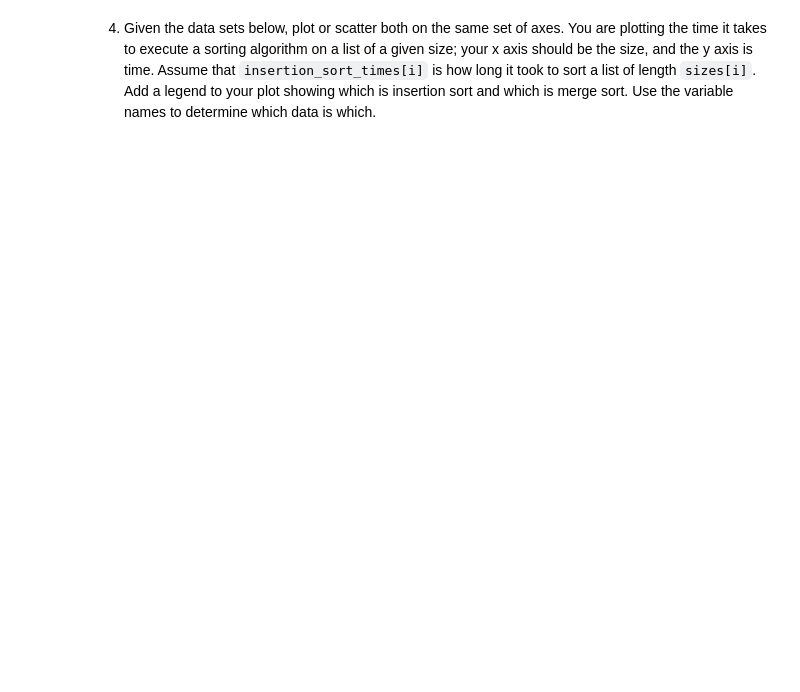
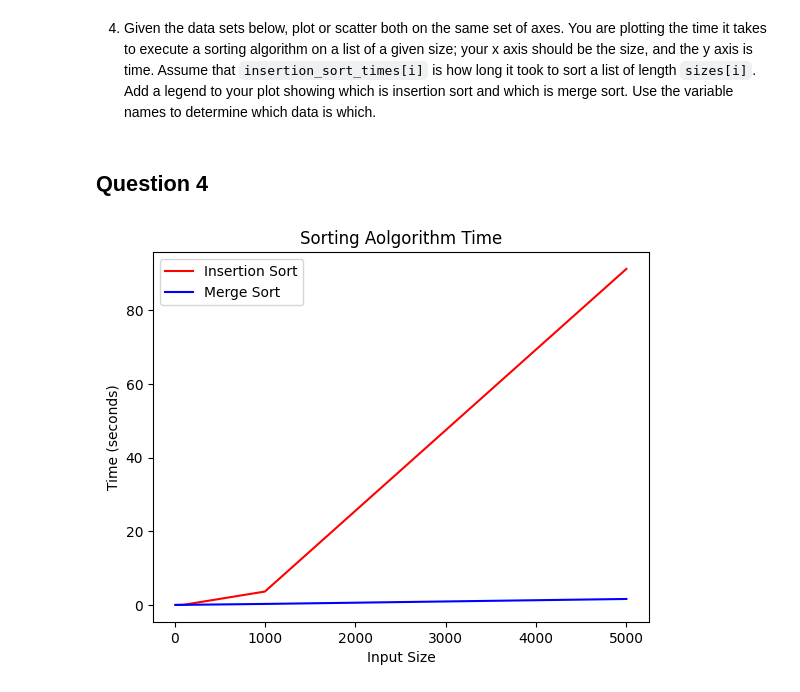
Before and after one commit to jarjarredred/pyplot, a Jupyter notebook: pyplot.ipynb, the cells around one changed output. Cells and saved outputs as stored; diff of their text form; code cells hidden in the pictures; blank space fills up the shorter version.

Commit message:
question 4

```diff
--- a/pyplot.ipynb
+++ b/pyplot.ipynb
@@ -141,6 +141,21 @@ Random integers: [8, 3, 8, 8, 7, 5, 8, 6, 2, 8, 7, 8, 6, 0, 5, 4, 2, 4, 1, 2]
 # %% [markdown]
 4. Given the data sets below, plot or scatter both on the same set of axes.  You are plotting the time it takes to execute a sorting algorithm on a list of a given size; your x axis should be the size, and the y axis is time.  Assume that `insertion_sort_times[i]` is how long it took to sort a list of length `sizes[i]`.  Add a legend to your plot showing which is insertion sort and which is merge sort.  Use the variable names to determine which data is which.
+# %% [markdown]
+## Question 4
 # %%
 sizes = [10, 20, 50, 100, 1000, 5000]
 insertion_sort_times = [0.0010252999999999998, 0.0027026999999999954, 0.010147200000000002, 0.0381137, 3.6303399, 91.2180796]
 merge_sort_times = [0.00161889999999687, 0.003635600000009731, 0.0090655000000055, 0.020108000000007564, 0.2687474000000094, 1.6147050999999948]
+
+plt.plot(sizes, insertion_sort_times, color='red', label='Insertion Sort')
+plt.plot(sizes, merge_sort_times, color='blue', label='Merge Sort')
+
+plt.title('Sorting Aolgorithm Time')
+plt.xlabel('Input Size')
+plt.ylabel('Time (seconds)')
+
+plt.legend()
+
+plt.show()
+# %% [output]
+[figure, added]
```
Also changed, not shown: parts of 2 cells of this notebook.
